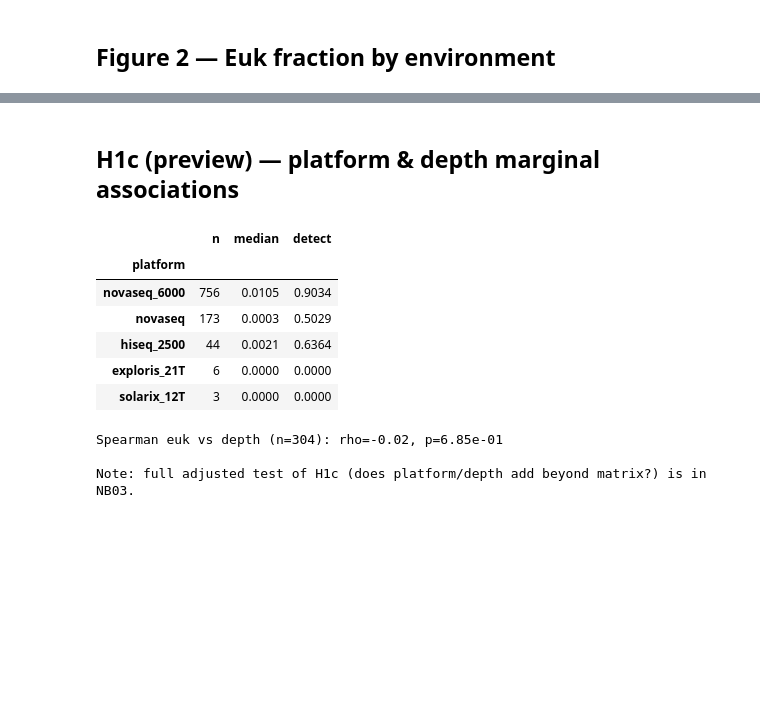
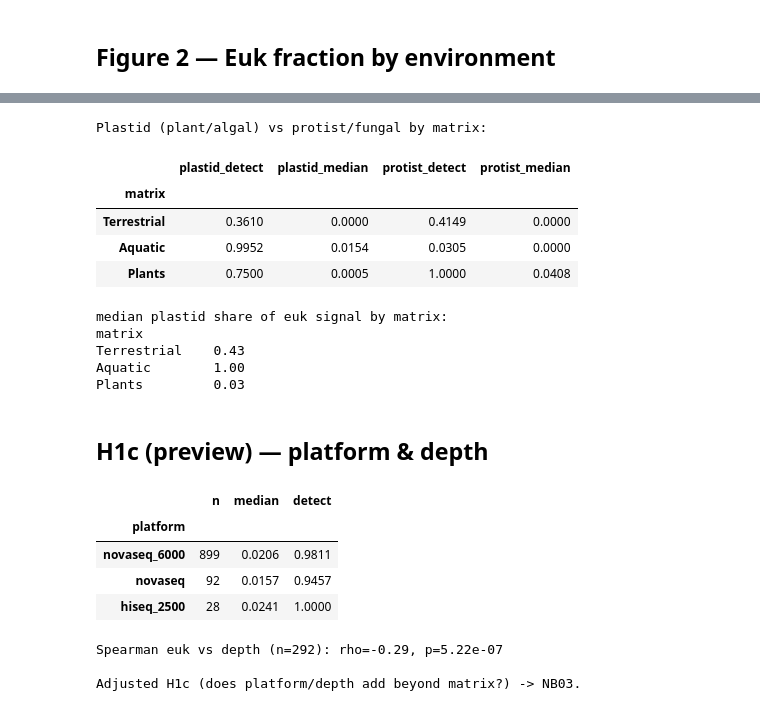
Before and after one commit to beril-doe/BERIL-research-observatory, a Jupyter notebook: projects/euk_in_prok_correlates/notebooks/02_univariate_tests.ipynb, the cells around one changed output, grey strips where cells are left out. Drawn from its saved outputs; the diff is of its cells as text; code cells hidden in the pictures; blank space fills up the shorter version.

```diff
--- a/projects/euk_in_prok_correlates/notebooks/02_univariate_tests.ipynb
+++ b/projects/euk_in_prok_correlates/notebooks/02_univariate_tests.ipynb
@@ -109,18 +88,14 @@ Kruskal-Wallis across ecosystem_type: H=1127.8, p=1.30e-241
 ## Figure 2 — Euk fraction by environment
 # %%
 fig,axes=plt.subplots(1,2,figsize=(14,5))
-ax=axes[0]
-order = summ.sort_values('median').index.tolist()
-data=[df_m.loc[df_m.matrix==g,'gott_euk_frac'] for g in order]
-ax.boxplot(data, vert=False, labels=order, showfliers=False)
+ax=axes[0]; order=summ.sort_values('median').index.tolist()
+ax.boxplot([dm.loc[dm.matrix==g,'gott_euk_frac'] for g in order],vert=False,tick_labels=order,showfliers=False)
 for i,g in enumerate(order):
-    ax.scatter(df_m.loc[df_m.matrix==g,'gott_euk_frac'], np.random.normal(i+1,.06,size=(df_m.matrix==g).sum()),
-               s=4,alpha=.15,color='#2c7fb8')
-ax.set_xlabel('GOTTCHA euk fraction'); ax.set_title(f'H1a: euk fraction by matrix\nKruskal p={p:.1e}')
-ax=axes[1]
-etsum2 = etsum.sort_values('detect')
-ax.barh(etsum2.index, etsum2['detect'], color='#31a354')
-ax.set_xlabel('detection rate (euk>0)'); ax.set_title('Euk detection by ecosystem_type')
-plt.tight_layout(); plt.savefig(FIG/'fig02_euk_by_environment.png'); plt.show()
-print('saved fig02')
+    v=dm.loc[dm.matrix==g,'gott_euk_frac']
+    ax.scatter(v,np.random.normal(i+1,.06,size=len(v)),s=5,alpha=.12,color='#2c7fb8')
+ax.set_xlabel('GOTTCHA euk fraction'); ax.set_title(f'H1a: euk by matrix (Kruskal p={p:.1e})')
+ax=axes[1]; e2=etsum.sort_values('detect')
+ax.barh(e2.index,e2['detect'],color='#31a354'); ax.set_xlabel('detection rate (euk>0)')
+ax.set_title('Euk detection by ecosystem_type')
+plt.tight_layout(); plt.savefig(FIG/'fig02_euk_by_environment.png'); plt.show(); print('saved fig02')
 # %% [output]
@@ -155,24 +106,45 @@ Mann-Whitney host_assoc > non-host for Kraken signal: p=9.83e-01
+# %%
+src=dm.groupby('matrix').agg(
+    plastid_detect=('gott_plastid_frac',lambda s:(s>0).mean()),
+    plastid_median=('gott_plastid_frac','median'),
+    protist_detect=('gott_euk_nonplastid_frac',lambda s:(s>0).mean()),
+    protist_median=('gott_euk_nonplastid_frac','median')).round(4).reindex(groups)
+print('Plastid (plant/algal) vs protist/fungal by matrix:'); display(src); src.to_csv(DATA/'h1b_source_by_matrix.csv')
+# plastid share of euk by matrix
+dd=dm[dm['gott_euk_frac']>0].copy(); dd['plastid_share']=dd['gott_plastid_frac']/dd['gott_euk_frac']
+print('median plastid share of euk signal by matrix:')
+print(dd.groupby('matrix')['plastid_share'].median().round(2).reindex(groups).to_string())
+# %% [output]
+Plastid (plant/algal) vs protist/fungal by matrix:
+|  | plastid_detect | plastid_median | protist_detect | protist_median |
+| matrix |  |  |  |  |
+| Terrestrial | 0.3610 | 0.0000 | 0.4149 | 0.0000 |
+| Aquatic | 0.9952 | 0.0154 | 0.0305 | 0.0000 |
+| Plants | 0.7500 | 0.0005 | 1.0000 | 0.0408 |
+median plastid share of euk signal by matrix:
+matrix
+Terrestrial    0.43
+Aquatic        1.00
+Plants         0.03
 # %% [markdown]
-## H1c (preview) — platform & depth marginal associations
+## H1c (preview) — platform & depth
 # %%
-known = df[df['platform']!='Unknown']
-psum = known.groupby('platform')['gott_euk_frac'].agg(n='size',median='median',
-        detect=lambda s:(s>0).mean()).round(4).sort_values('n',ascending=False)
-display(psum)
-# depth (subset with measured depth)
-dd = df[df['depth_m'].notna() & (df['depth_m']>0)]
-if len(dd)>20:
-    rho,pdep = stats.spearmanr(dd['depth_m'], dd['gott_euk_frac'])
-    print(f'Spearman euk vs depth (n={len(dd)}): rho={rho:.2f}, p={pdep:.2e}')
-print('\nNote: full adjusted test of H1c (does platform/depth add beyond matrix?) is in NB03.')
+known=df[df['platform']!='Unknown']
+psum=known.groupby('platform')['gott_euk_frac'].agg(n='size',median='median',
+     detect=lambda s:(s>0).mean()).round(4).sort_values('n',ascending=False); display(psum)
+dd2=df[df['depth_m'].notna()&(df['depth_m']>0)]
+if len(dd2)>20:
+    rho,pdep=stats.spearmanr(dd2['depth_m'],dd2['gott_euk_frac'])
+    print(f'Spearman euk vs depth (n={len(dd2)}): rho={rho:.2f}, p={pdep:.2e}')
+else:
+    print(f'depth measured for only {len(dd2)} runs -> not testable.')
+print('\nAdjusted H1c (does platform/depth add beyond matrix?) -> NB03.')
 # %% [output]
 |  | n | median | detect |
 | platform |  |  |  |
-| novaseq_6000 | 756 | 0.0105 | 0.9034 |
-| novaseq | 173 | 0.0003 | 0.5029 |
-| hiseq_2500 | 44 | 0.0021 | 0.6364 |
-| exploris_21T | 6 | 0.0000 | 0.0000 |
-| solarix_12T | 3 | 0.0000 | 0.0000 |
+| novaseq_6000 | 899 | 0.0206 | 0.9811 |
+| novaseq | 92 | 0.0157 | 0.9457 |
+| hiseq_2500 | 28 | 0.0241 | 1.0000 |
-Spearman euk vs depth (n=304): rho=-0.02, p=6.85e-01
+Spearman euk vs depth (n=292): rho=-0.29, p=5.22e-07
 
-Note: full adjusted test of H1c (does platform/depth add beyond matrix?) is in NB03.
+Adjusted H1c (does platform/depth add beyond matrix?) -> NB03.
```
Also changed, not shown: parts of 13 cells of this notebook, 14 other files.
